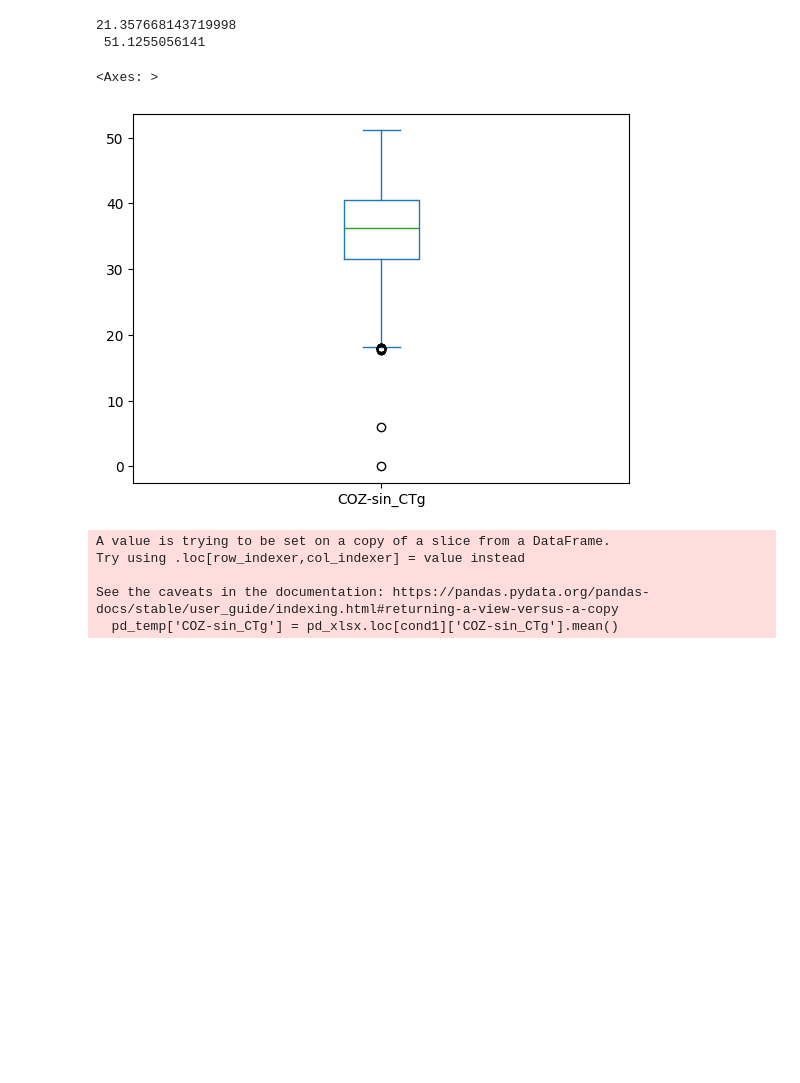
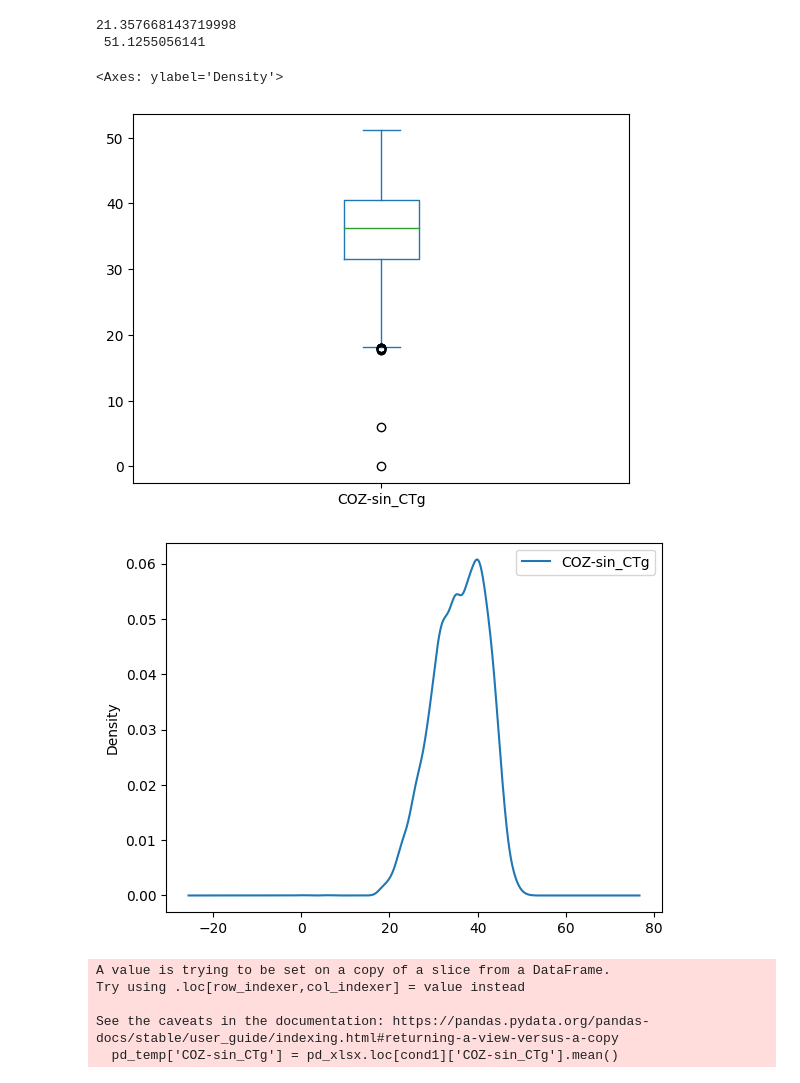
Before and after one commit to OMAR1992/OMAR1992, a Jupyter notebook: anomalias_oms.ipynb, the cells around one changed output. Saved outputs shown, nothing was run; the diff lists cells and outputs as text; code cells hidden in the pictures; blank space fills up the shorter version.

```diff
--- a/anomalias_oms.ipynb
+++ b/anomalias_oms.ipynb
@@ -32,9 +32,11 @@ print(q1,'\n',q2)
  51.1255056141
 # %%
 pd_xlsx.plot(x='Fecha',y='COZ-sin_CTg',kind='box')
+pd_xlsx.plot(x='Fecha',y='COZ-sin_CTg',kind='kde')
 # %% [output]
-<Axes: >
+<Axes: ylabel='Density'>
 [figure]
+[figure, added]
 # %%
 pd_xlsx2 = pd_xlsx.copy()
 cond1 = (pd_xlsx['COZ-sin_CTg'] > q1) | (pd_xlsx['COZ-sin_CTg'] < q2)
```
